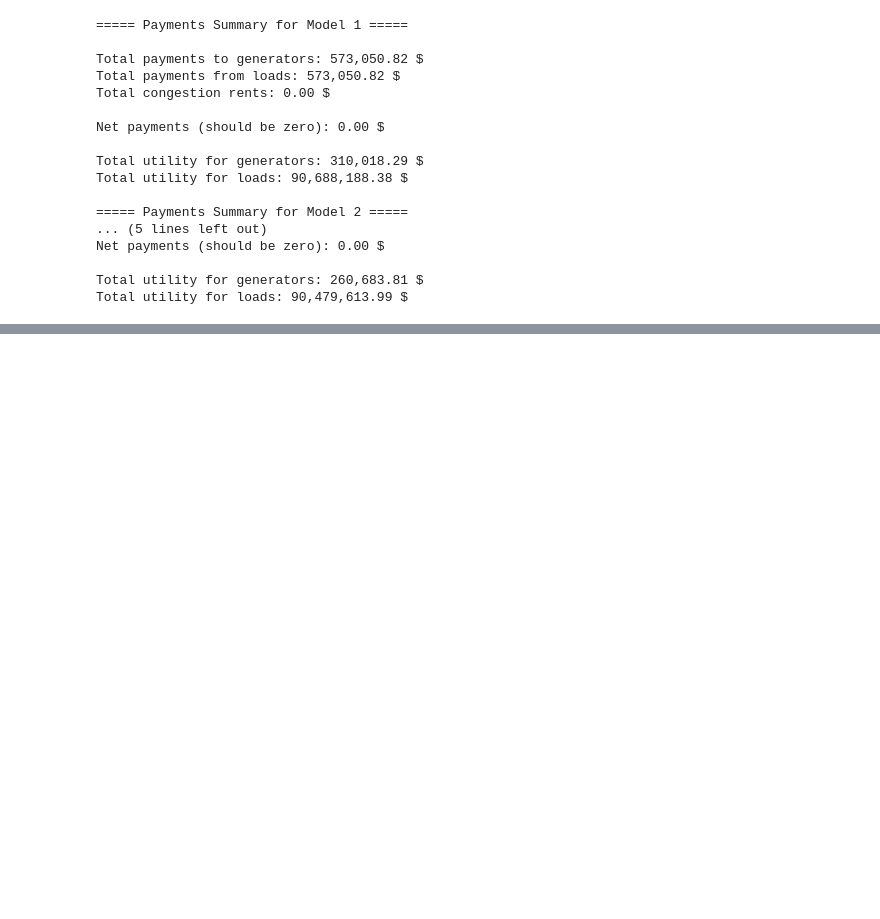
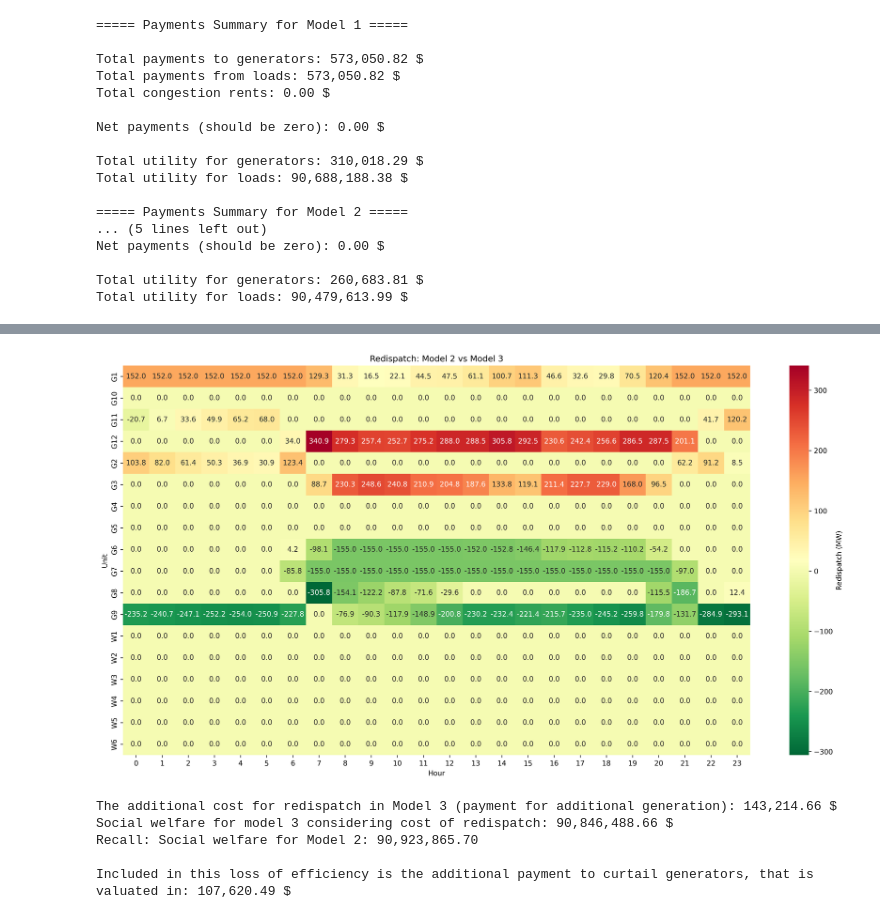
Before and after one commit to dguiraldes/energy_markets, a Jupyter notebook: Q3.ipynb, the cells around one changed output, grey strips where cells are left out. Cells and saved outputs as stored; diff of their text form; code cells hidden in the pictures; blank space fills up the shorter version.

```diff
--- a/Q3.ipynb
+++ b/Q3.ipynb
@@ -1081,0 +1208,22 @@ Congestions reduces both the profits of generators and utility of consumers. Con
+# %%
+gen_m3 = model3.variables['p_gen'].solution.to_dataframe()
+wf_gen_m3 = model3.variables['p_wind'].solution.to_dataframe()
+
+generation_m3 = pd.concat([gen_m3, wf_gen_m3])
+
+gen_m2 = model2.variables['p_gen'].solution.to_dataframe()
+wf_gen_m2 = model2.variables['p_wind'].solution.to_dataframe()
+generation_m2 = pd.concat([gen_m2, wf_gen_m2])
+
+redispatch_sol = (generation_m2['solution'] - generation_m3['solution']).reset_index()
+# %%
+# plot redispatch
+redispatch_pivot = redispatch_sol.pivot(index='Unit', columns='Hour', values='solution').fillna(0)
+plt.figure(figsize=(20, 10), dpi=300)
+sns.heatmap(redispatch_pivot, annot=True, fmt='.1f', cmap='RdYlGn_r', cbar_kws={'label': 'Redispatch (MW)'})
+plt.title('Redispatch: Model 2 vs Model 3')
+plt.xlabel('Hour')
+plt.ylabel('Unit')
+plt.show()
+# %% [output]
+[figure, added]
@@ -1081,0 +1242,15 @@ Congestions reduces both the profits of generators and utility of consumers. Con
+# %%
+redispatch_total_cost = redispatch['Redispatch_cost'].sum()
+curtailment_cost = redispatch['Curtailment_cost'].sum()
+
+print(f"The additional cost for redispatch in Model 3 (payment for additional generation): {redispatch_total_cost:,.2f} $")
+print(f"Social welfare for model 3 considering cost of redispatch: {-model3.objective.value - redispatch_total_cost:,.2f} $")
+print(f"Recall: Social welfare for Model 2: {-model2.objective.value:,.2f}")
+
+print(f"\nIncluded in this loss of efficiency is the additional payment to curtail generators, that is valuated in: {curtailment_cost:,.2f} $")
+# %% [output]
+The additional cost for redispatch in Model 3 (payment for additional generation): 143,214.66 $
+Social welfare for model 3 considering cost of redispatch: 90,846,488.66 $
+Recall: Social welfare for Model 2: 90,923,865.70
+
+Included in this loss of efficiency is the additional payment to curtail generators, that is valuated in: 107,620.49 $
```
Also changed, not shown: parts of 23 cells of this notebook.
